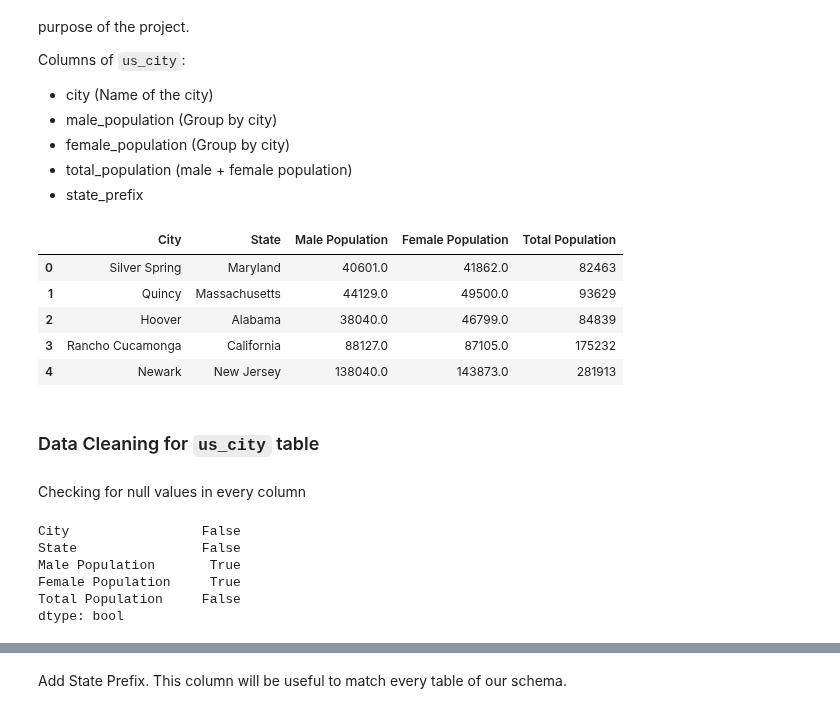
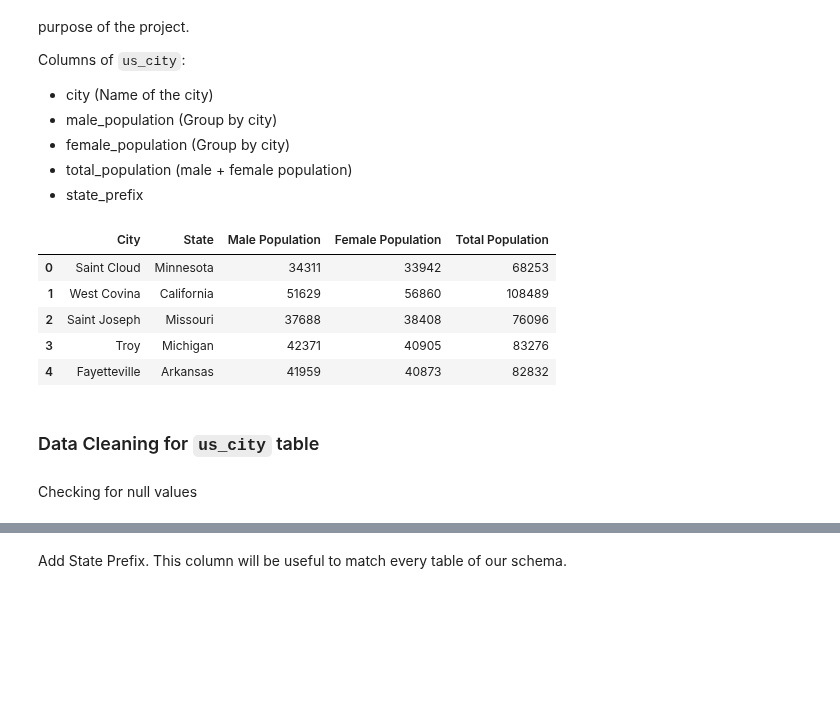
Before and after one commit to kennycontreras/us_national_tourism, a Jupyter notebook: us_national_tourism.ipynb, the cells around one changed output, grey strips where cells are left out. Saved outputs shown, nothing was run; the diff lists cells and outputs as text; code cells hidden in the pictures; blank space fills up the shorter version.

```diff
--- a/us_national_tourism.ipynb
+++ b/us_national_tourism.ipynb
@@ -20,6 +27,6 @@ from pyspark.sql import types as T
 # %%
 us_city_path  = os.getcwd() + '/datasets/us-cities-demographics.csv'
-df_city = pd.read_csv(us_city_path, delimiter=';')
-df_city.head()
+df_city = spark.read.format("csv").option("header", "true").option("delimiter", ";").load(us_city_path)
+df_city.limit(5).toPandas()
 # %% [output]
 |  | City | State | Median Age | Male Population | Female Population | Total Population | ... |
@@ -40,25 +47,17 @@ Columns of `us_city`:
 * total_population (male + female population)
 * state_prefix
 # %%
-df_city = df_city[['City', 'State', 'Male Population', 'Female Population', 'Total Population']].drop_duplicates()
-df_city.head()
+columns  = ['City', 'State', 'Male Population', 'Female Population', 'Total Population']
+df_city = df_city.select(*columns).dropDuplicates()
+df_city.limit(5).toPandas()
 # %% [output]
 |  | City | State | Male Population | Female Population | Total Population |
-| 0 | Silver Spring | Maryland | 40601.0 | 41862.0 | 82463 |
-| 1 | Quincy | Massachusetts | 44129.0 | 49500.0 | 93629 |
-| 2 | Hoover | Alabama | 38040.0 | 46799.0 | 84839 |
-| 3 | Rancho Cucamonga | California | 88127.0 | 87105.0 | 175232 |
-| 4 | Newark | New Jersey | 138040.0 | 143873.0 | 281913 |
+| 0 | Saint Cloud | Minnesota | 34311 | 33942 | 68253 |
+| 1 | West Covina | California | 51629 | 56860 | 108489 |
+| 2 | Saint Joseph | Missouri | 37688 | 38408 | 76096 |
+| 3 | Troy | Michigan | 42371 | 40905 | 83276 |
+| 4 | Fayetteville | Arkansas | 41959 | 40873 | 82832 |
 # %% [markdown]
 ### Data Cleaning for `us_city` table
 # %% [markdown]
-Checking for null values in every column
+Checking for null values
-# %%
-df_city.isnull().any()
-# %% [output]
-City                 False
-State                False
-Male Population       True
-Female Population     True
-Total Population     False
-dtype: bool
```
Also changed, not shown: parts of 19 cells of this notebook, 1 other file.
